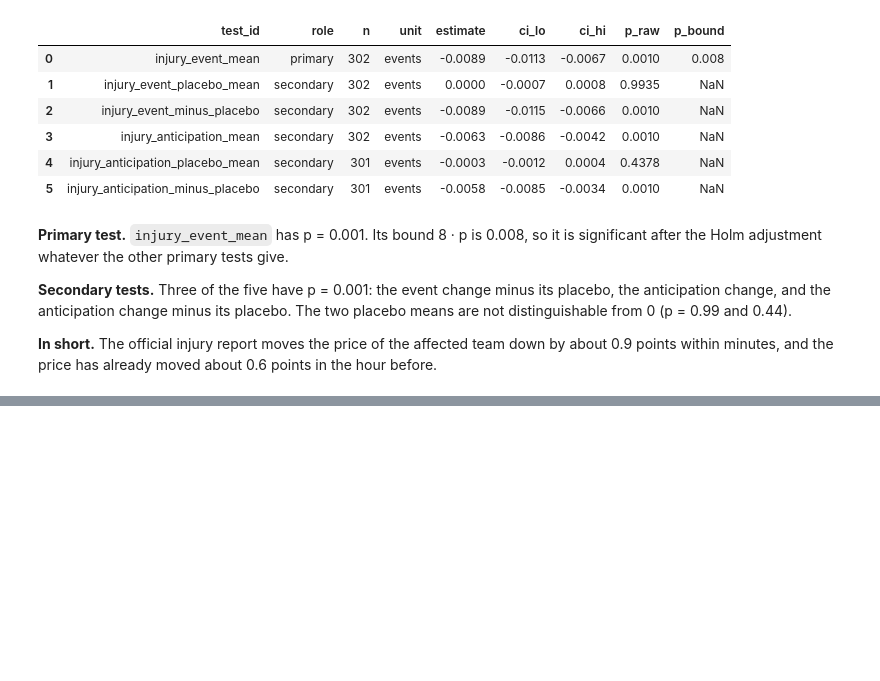
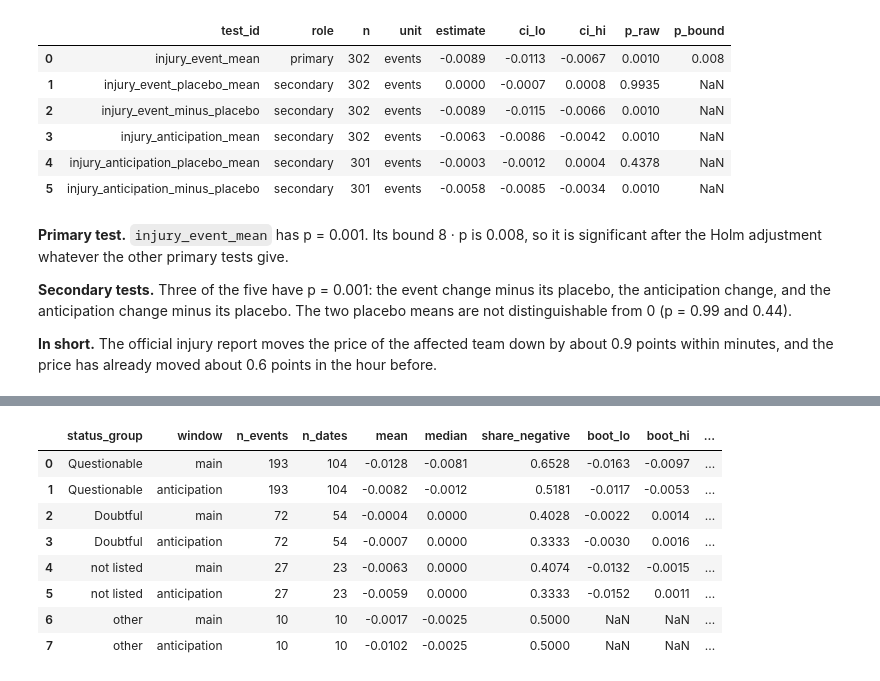
Before and after one commit to kelvinchi02/nba-kalshi-calibration, a Jupyter notebook: notebooks/07_information_arrival.ipynb, the cells around one changed output, grey strips where cells are left out. Saved outputs shown, nothing was run; the diff lists cells and outputs as text; code cells hidden in the pictures; blank space fills up the shorter version.

```diff
--- a/notebooks/07_information_arrival.ipynb
+++ b/notebooks/07_information_arrival.ipynb
@@ -314,0 +325,15 @@ display(shown.round(4))
+# %%
+by_status, status_tests = ia.status_split(event_changes)
+write_csv(by_status, ia.RESULTS_DIR / "exploratory_injury_by_status.csv")
+write_csv(status_tests, all_tests.part_path("exploratory_information_arrival"))
+display(by_status.round(4))
+# %% [output]
+|  | status_group | window | n_events | n_dates | mean | median | share_negative | boot_lo | boot_hi | ... |
+| 0 | Questionable | main | 193 | 104 | -0.0128 | -0.0081 | 0.6528 | -0.0163 | -0.0097 | ... |
+| 1 | Questionable | anticipation | 193 | 104 | -0.0082 | -0.0012 | 0.5181 | -0.0117 | -0.0053 | ... |
+| 2 | Doubtful | main | 72 | 54 | -0.0004 | 0.0000 | 0.4028 | -0.0022 | 0.0014 | ... |
+| 3 | Doubtful | anticipation | 72 | 54 | -0.0007 | 0.0000 | 0.3333 | -0.0030 | 0.0016 | ... |
+| 4 | not listed | main | 27 | 23 | -0.0063 | 0.0000 | 0.4074 | -0.0132 | -0.0015 | ... |
+| 5 | not listed | anticipation | 27 | 23 | -0.0059 | 0.0000 | 0.3333 | -0.0152 | 0.0011 | ... |
+| 6 | other | main | 10 | 10 | -0.0017 | -0.0025 | 0.5000 | NaN | NaN | ... |
+| 7 | other | anticipation | 10 | 10 | -0.0102 | -0.0025 | 0.5000 | NaN | NaN | ... |
```
Also changed, not shown: parts of 2 cells of this notebook, 16 other files.
